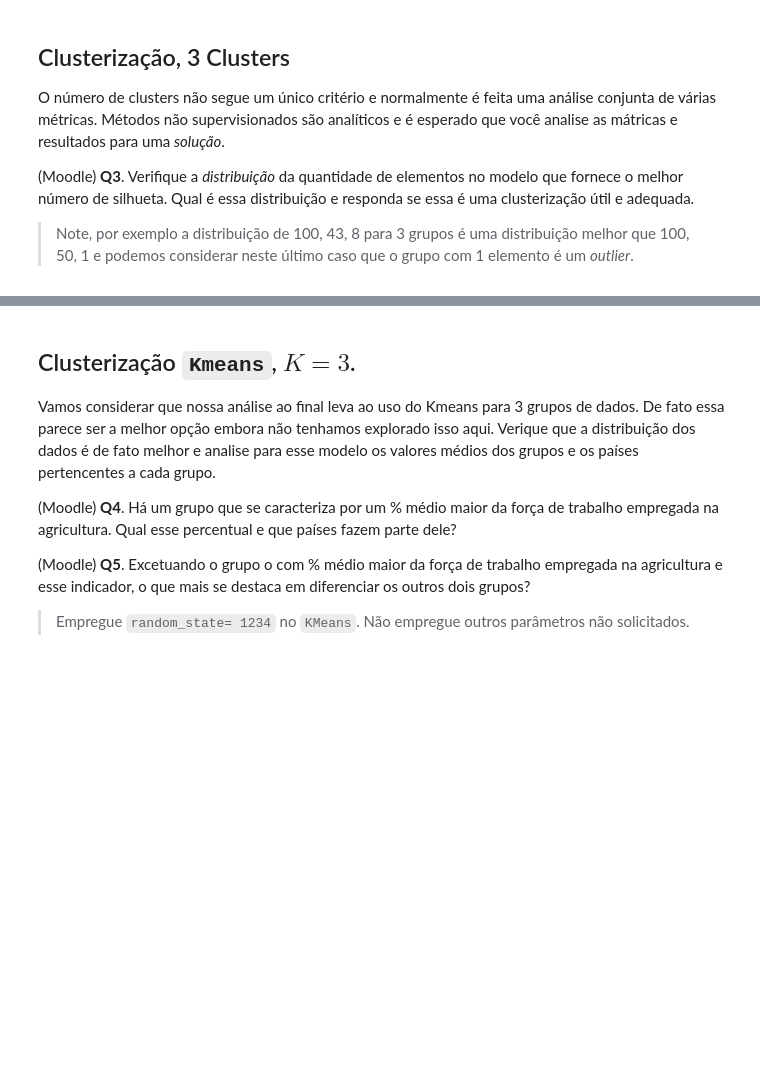
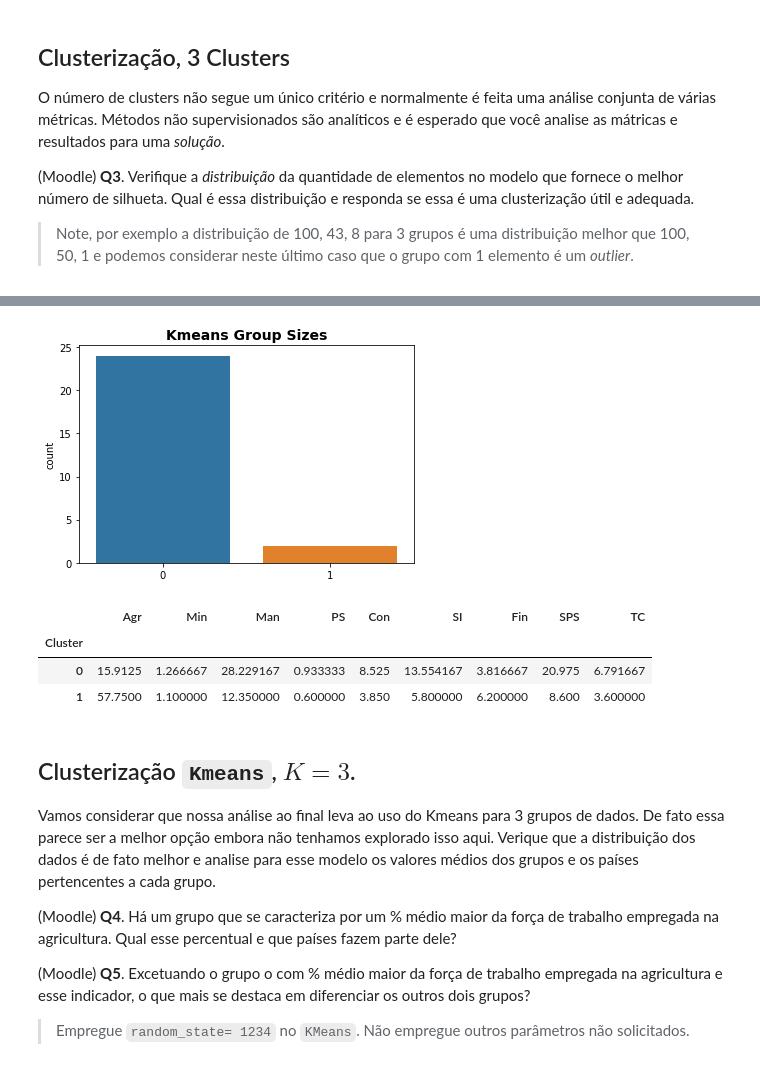
Before and after one commit to NilbertoFreitas/Mineracao_de_Dados, a Jupyter notebook: BIG_A5_Clustering-Nilberto.ipynb, the cells around one changed output, grey strips where cells are left out. Drawn from its saved outputs; the diff is of its cells as text; code cells hidden in the pictures; blank space fills up the shorter version.

```diff
--- a/BIG_A5_Clustering-Nilberto.ipynb
+++ b/BIG_A5_Clustering-Nilberto.ipynb
@@ -194,7 +175,10 @@ for n_clusters in range(2,11):
   clf = KMeans(n_clusters = n_clusters , random_state= 1234)
   clf.fit(X)
   labels = clf.labels_
+  centroids = clf.cluster_centers_
   print('Silhueta média para', n_clusters , 'clusters: ', np.round( metrics.silhouette_score(X, labels, metric='euclidean'),3))
+
+#print(centroids)
 # %% [output]
 Silhueta média para 2 clusters:  0.323
 Silhueta média para 3 clusters:  0.278
@@ -213,0 +196,15 @@ Silhueta média para 10 clusters:  0.181
+# %%
+from sklearn.cluster import AgglomerativeClustering
+
+#clf = AgglomerativeClustering(n_clusters=2, affinity='euclidean', linkage='ward')
+#clf = AgglomerativeClustering(n_clusters=2)  # Complete
+#clf = AgglomerativeClustering(n_clusters=2, affinity='euclidean', linkage='single')
+
+clf.fit(X)
+
+# Resultados
+labels = clf.labels_
+print(labels)
+
+silhouette_avg = silhouette_score(X, labels)
+print(f'O valor médio da silhueta é  : {silhouette_avg:.3f}')
@@ -226,3 +341,16 @@ O número de clusters não segue um único critério e normalmente é feita uma
+# %%
+sns.countplot(x=labels)
+plt.title('Kmeans Group Sizes', fontsize=14, weight='bold')
+plt.show()
+# %% [output]
+[figure, added]
+# %%
+df.groupby('Cluster').mean()
+# %% [output]
+|  | Agr | Min | Man | PS | Con | SI | Fin | SPS | TC |
+| Cluster |  |  |  |  |  |  |  |  |  |
+| 0 | 15.9125 | 1.266667 | 28.229167 | 0.933333 | 8.525 | 13.554167 | 3.816667 | 20.975 | 6.791667 |
+| 1 | 57.7500 | 1.100000 | 12.350000 | 0.600000 | 3.850 | 5.800000 | 6.200000 | 8.600 | 3.600000 |
 # %% [markdown]
 ## Clusterização `Kmeans`,  $K=3$.
 
```
Also changed, not shown: parts of 22 cells of this notebook.
